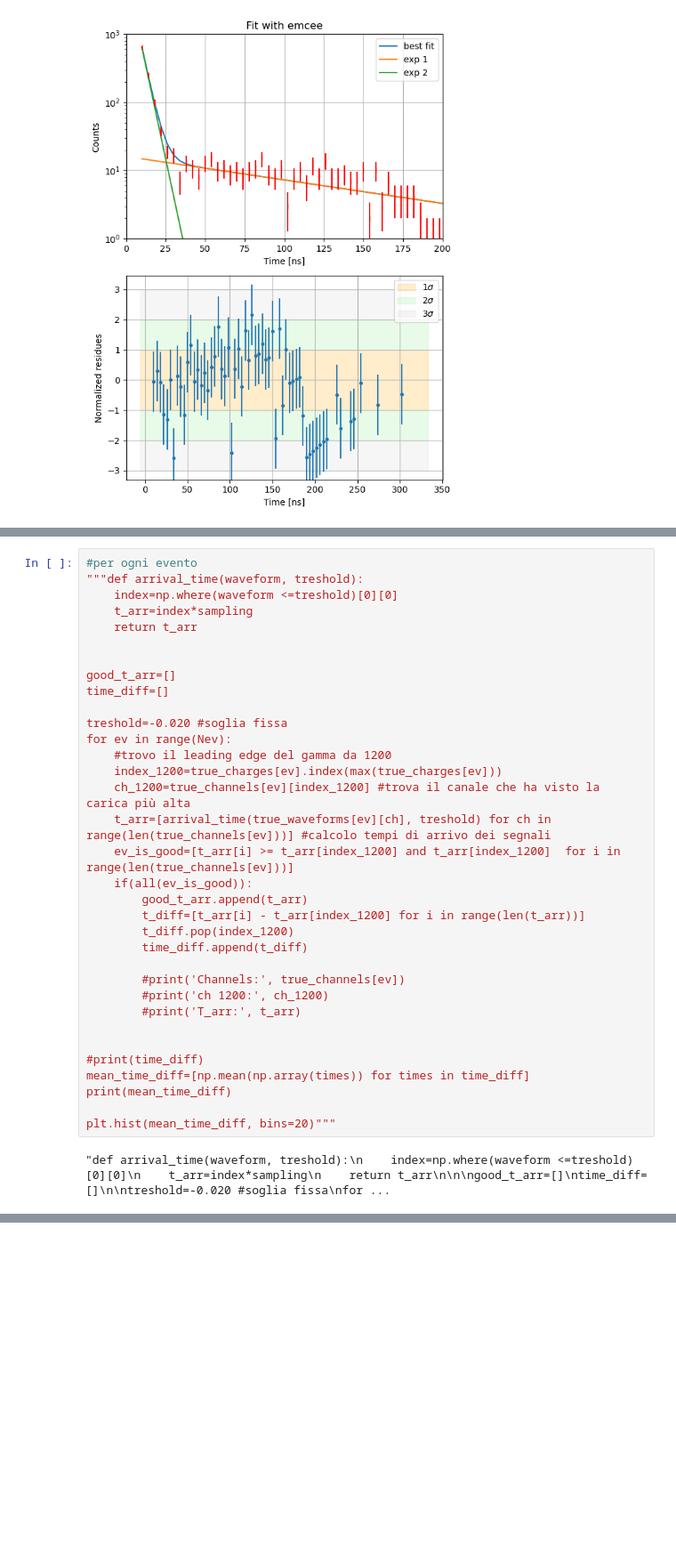
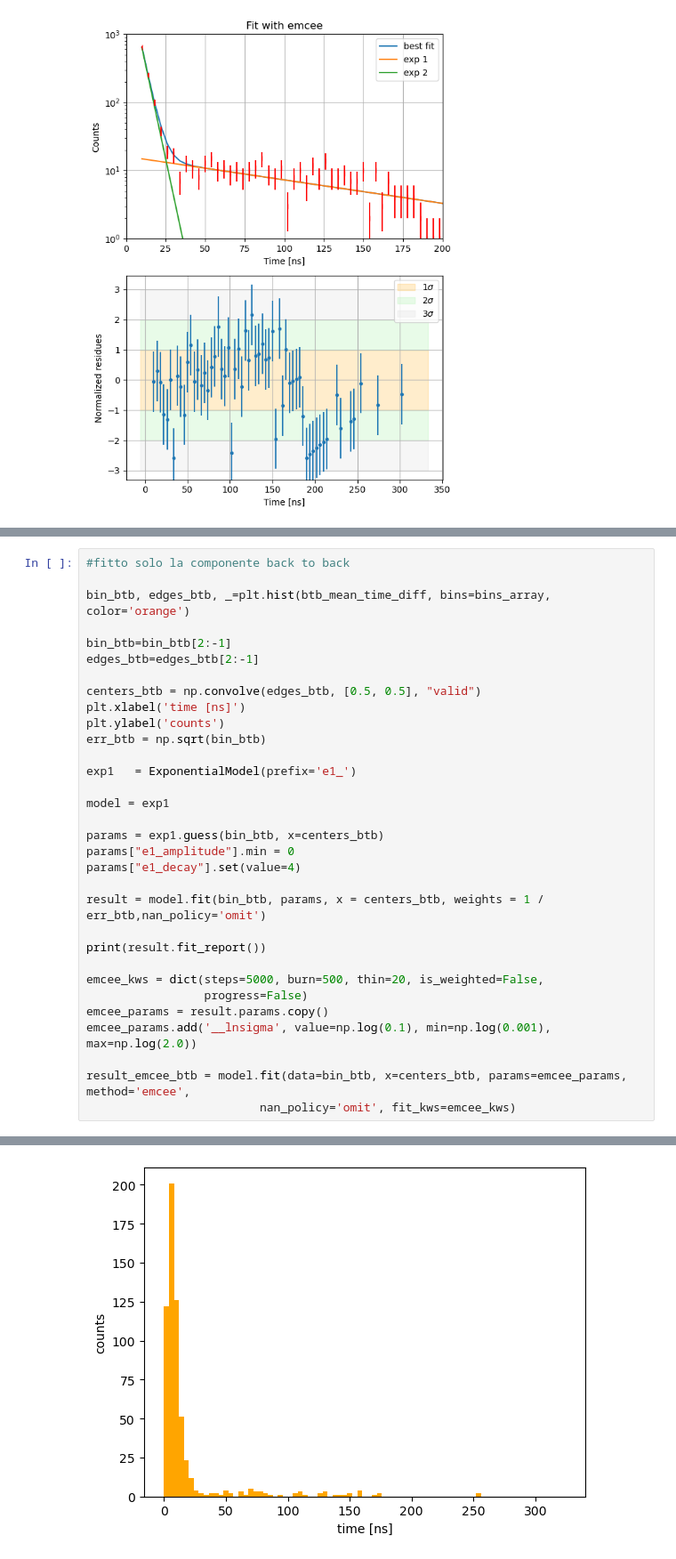
Before and after one commit to 0-DvD-0/Sfera, a Jupyter notebook: Jupyter/ortho_filter_check.ipynb, the cells around one changed output, grey strips where cells are left out. Shown at 89% size. Drawn from its saved outputs; the diff is of its cells as text; blank space fills up the shorter version.

```diff
--- a/Jupyter/ortho_filter_check.ipynb
+++ b/Jupyter/ortho_filter_check.ipynb
@@ -592,36 +537,33 @@ _=plt.hist(mean_time_diff, bins=np.arange(np.min(mean_time_diff), np.max(mean_ti
-# %%
-#per ogni evento
-"""def arrival_time(waveform, treshold):
-    index=np.where(waveform <=treshold)[0][0]
-    t_arr=index*sampling
-    return t_arr
-
-
-good_t_arr=[]
-time_diff=[]
-
-treshold=-0.020 #soglia fissa
-for ev in range(Nev):
-    #trovo il leading edge del gamma da 1200
-    index_1200=true_charges[ev].index(max(true_charges[ev]))
-    ch_1200=true_channels[ev][index_1200] #trova il canale che ha visto la carica più alta
-    t_arr=[arrival_time(true_waveforms[ev][ch], treshold) for ch in range(len(true_channels[ev]))] #calcolo tempi di arrivo dei segnali
-    ev_is_good=[t_arr[i] >= t_arr[index_1200] and t_arr[index_1200]  for i in range(len(true_channels[ev]))]
-    if(all(ev_is_good)):
-        good_t_arr.append(t_arr)
-        t_diff=[t_arr[i] - t_arr[index_1200] for i in range(len(t_arr))]
-        t_diff.pop(index_1200)
-        time_diff.append(t_diff)
-
-        #print('Channels:', true_channels[ev])
-        #print('ch 1200:', ch_1200)
-        #print('T_arr:', t_arr)
-
-
-#print(time_diff)
-mean_time_diff=[np.mean(np.array(times)) for times in time_diff]
-print(mean_time_diff)
-
-plt.hist(mean_time_diff, bins=20)"""
-# %% [output]
-"def arrival_time(waveform, treshold):\n    index=np.where(waveform <=treshold)[0][0]\n    t_arr=index*sampling\n    return t_arr\n\n\ngood_t_arr=[]\ntime_diff=[]\n\ntreshold=-0.020 #soglia fissa\nfor ...
+# %%
+#fitto solo la componente back to back
+
+bin_btb, edges_btb, _=plt.hist(btb_mean_time_diff, bins=bins_array, color='orange')
+
+bin_btb=bin_btb[2:-1]
+edges_btb=edges_btb[2:-1]
+
+centers_btb = np.convolve(edges_btb, [0.5, 0.5], "valid")
+plt.xlabel('time [ns]')
+plt.ylabel('counts')
+err_btb = np.sqrt(bin_btb)
+
+exp1   = ExponentialModel(prefix='e1_')
+
+model = exp1
+
+params = exp1.guess(bin_btb, x=centers_btb)
+params["e1_amplitude"].min = 0
+params["e1_decay"].set(value=4)
+
+result = model.fit(bin_btb, params, x = centers_btb, weights = 1 / err_btb,nan_policy='omit')
+
+print(result.fit_report())
+
+emcee_kws = dict(steps=5000, burn=500, thin=20, is_weighted=False,
+                 progress=False)
+emcee_params = result.params.copy()
+emcee_params.add('__lnsigma', value=np.log(0.1), min=np.log(0.001), max=np.log(2.0))
+
+result_emcee_btb = model.fit(data=bin_btb, x=centers_btb, params=emcee_params, method='emcee',
+                         nan_policy='omit', fit_kws=emcee_kws)
+# %% [output]
@@ -627,0 +587 @@ plt.hist(mean_time_diff, bins=20)"""
+[figure, added]
```
Also changed, not shown: parts of 16 cells of this notebook.
